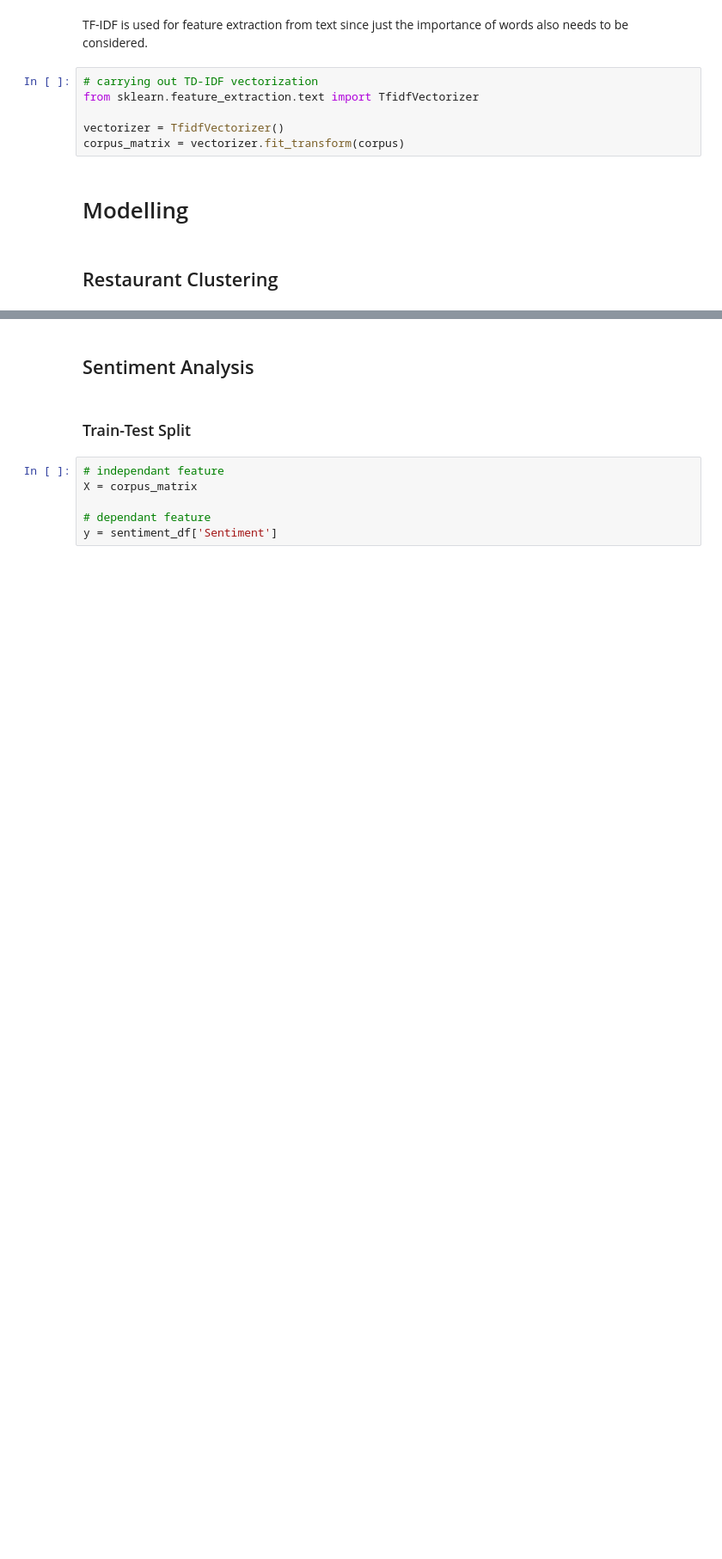
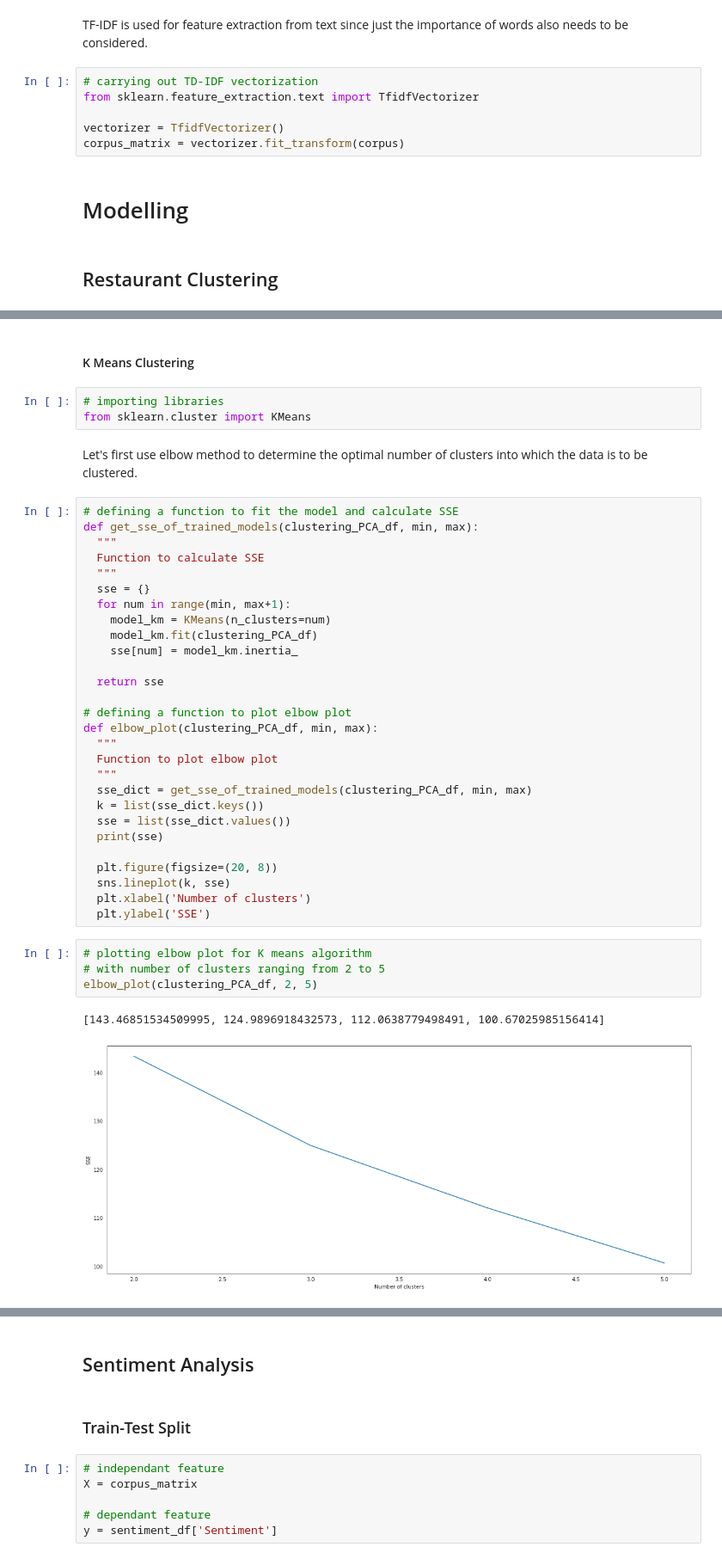
Before and after one commit to connect-midhunr/zomato-restaurant-clustering-and-sentiment-analysis, a Jupyter notebook: Zomato_Restaurant_Clustering_and_Sentiment_Analysis.ipynb, the cells around one changed output, grey strips where cells are left out. Shown at 86% size. Saved outputs shown, nothing was run; the diff lists cells and outputs as text; blank space fills up the shorter version.

```diff
--- a/Zomato_Restaurant_Clustering_and_Sentiment_Analysis.ipynb
+++ b/Zomato_Restaurant_Clustering_and_Sentiment_Analysis.ipynb
@@ -779,0 +831,42 @@ corpus_matrix = vectorizer.fit_transform(corpus)
+# %% [markdown]
+#### K Means Clustering
+# %%
+# importing libraries
+from sklearn.cluster import KMeans
+# %% [markdown]
+Let's first use elbow method to determine the optimal number of clusters into which the data is to be clustered.
+# %%
+# defining a function to fit the model and calculate SSE
+def get_sse_of_trained_models(clustering_PCA_df, min, max):
+  """
+  Function to calculate SSE
+  """
+  sse = {}
+  for num in range(min, max+1):
+    model_km = KMeans(n_clusters=num)
+    model_km.fit(clustering_PCA_df)
+    sse[num] = model_km.inertia_
+
+  return sse
+
+# defining a function to plot elbow plot
+def elbow_plot(clustering_PCA_df, min, max):
+  """
+  Function to plot elbow plot
+  """
+  sse_dict = get_sse_of_trained_models(clustering_PCA_df, min, max)
+  k = list(sse_dict.keys())
+  sse = list(sse_dict.values())
+  print(sse)
+
+  plt.figure(figsize=(20, 8))
+  sns.lineplot(k, sse)
+  plt.xlabel('Number of clusters')
+  plt.ylabel('SSE')
+# %%
+# plotting elbow plot for K means algorithm
+# with number of clusters ranging from 2 to 5
+elbow_plot(clustering_PCA_df, 2, 5)
+# %% [output]
+[143.46851534509995, 124.9896918432573, 112.0638779498491, 100.67025985156414]
+[figure, added]
```
Also changed, not shown: parts of 48 cells of this notebook.
